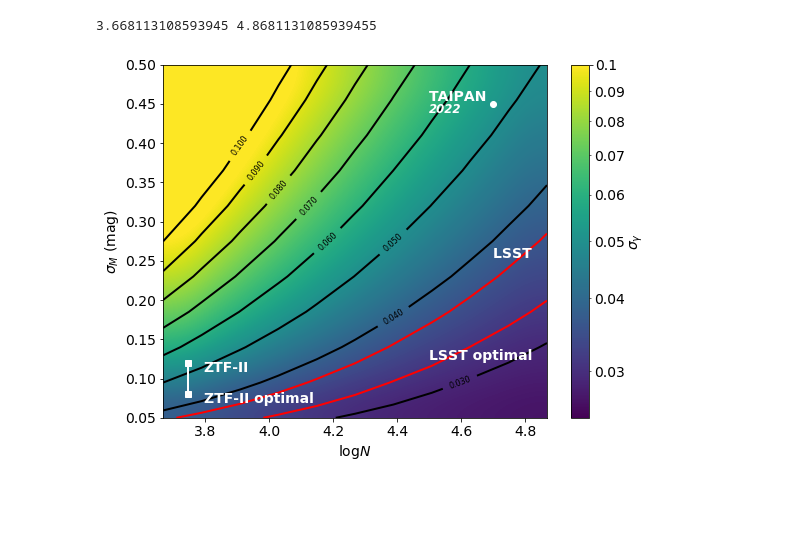
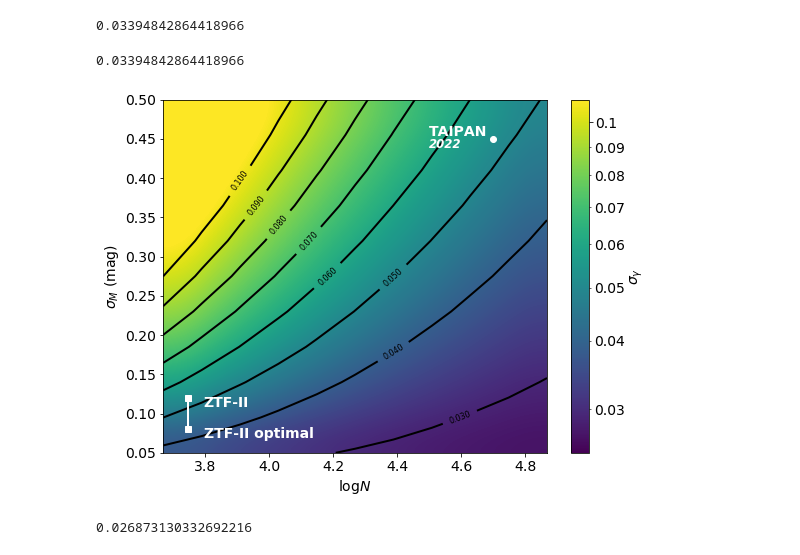
Before and after one commit to apalmese/ztf2, a Jupyter notebook: src/surface.ipynb, the cells around one changed output. Drawn from its saved outputs; the diff is of its cells as text; code cells hidden in the pictures; blank space fills up the shorter version.

```diff
--- a/src/surface.ipynb
+++ b/src/surface.ipynb
@@ -72,15 +76,13 @@ def show_marker(name, **kwargs):
 #ZTF2
 skyfrac=0.5
 zmax=0.09
+skyarea = skyfrac*4*numpy.pi
 
 #durations = numpy.arange(1,12.1,5)
 logdurations = numpy.arange(0.4,1.61,1.2/10)
 durations = 10**(logdurations)
 sigm_Ias = numpy.arange(0.05,0.501,0.45/10)
 X, Y = numpy.meshgrid(numpy.log10(durations*skyarea/4/numpy.pi*N_SN_yr(zmax)), sigm_Ias)
-print(X.min(), X.max())
-# %% [output]
-3.668113108593945 4.8681131085939455
 # %%
 var =[]
 for sigm_Ia in sigm_Ias:
@@ -91,5 +93,13 @@ for sigm_Ia in sigm_Ias:
         v_.append(numpy.linalg.inv(numpy.array([[f00,f10,f02],[f10,f11,f12],[f02,f12,f22+sigOM0sqinv]]))[0,0])
 
     var.append(numpy.array(v_)*2*3.14/skyfrac)
+# %%
+# Sample variance limit
+f00,f11,f10, f02,f12,f22 = zintegral_fast(0.1,None,10,0.12,restrate_Ia)
+limit = numpy.linalg.inv(numpy.array([[f00,f10,f02],[f10,f11,f12],[f02,f12,f22+sigOM0sqinv]]))[0,0]
+limit = limit*2*3.14/skyfrac
+print(numpy.sqrt(limit))
+# %% [output]
+0.03394842864418966
 # %%
 #LSST North and South
@@ -114,7 +124,7 @@ Z = numpy.sqrt(var)
 levels = numpy.arange(0.0,.1001,0.01)
 fig, ax = plt.subplots()
 cs = ax.imshow(Z,norm=colors.LogNorm(),origin='lower',interpolation='bicubic',aspect='auto',
-               extent=[X.min(),X.max(), Y.min(), Y.max()],vmin=0.025,vmax=0.1)#, cmap=cm.PuBu_r)
+               extent=[X.min(),X.max(), Y.min(), Y.max()],vmin=0.025,vmax=0.11)#, cmap=cm.PuBu_r)
 #cs = ax.imshow(Z,origin='lower',interpolation='bicubic',aspect='auto',
 #               extent=[X.min(),X.max(), Y.min(), Y.max()])#, cmap=cm.PuBu_r)
 cbar = fig.colorbar(cs)
@@ -135,37 +145,42 @@ ax.set_ylabel(r'$\sigma_M$ (mag)')
 # ZTF-II
 name = "ZTF-II"
 color = "w"
 # x,y = show_marker(name, color=color, marker="s")
 logN = numpy.log10(3*skyarea/4/numpy.pi*N_SN_yr(zmax)) # 3-years
 
 ax.plot([logN,logN],[0.08,0.12],color=color)
 p = ax.plot(logN,0.08, **{**dict(ls="None", marker="s",color=color)})
 p = ax.plot(logN,0.12, **{**dict(ls="None", marker="s",color=color)})
 ax.text(logN+.05,0.12-.015,name, fontdict=dict(color = color ,weight = 'bold'), va="bottom", ha="left")
 ax.text(logN+.05,0.08-.015,name+" optimal", fontdict=dict(color = color ,weight = 'bold'), va="bottom", ha="left")
 #ax.text(logN+.1,0.1,df.loc[name,'date'], fontdict=dict(color = color ,weight = 'bold'),
 #           va="top", ha="left", style='italic', fontsize="small")
 
 name = "TAIPAN"
 color = "w"
 x,y = show_marker(name, color=color)
 ax.text(x-.2,y,name, fontdict=dict(color = color ,weight = 'bold'), va="bottom", ha="left")
 ax.text(x-.2,y,df.loc[name,'date'], fontdict=dict(color = color ,weight = 'bold'),
            va="top", ha="left", style='italic', fontsize="small")
 
-cset2 = ax.contour( Z, [numpy.sqrt(LSST_08*1.5),numpy.sqrt(LSST_12*1.5)], colors='red',extent=[X.min(), X.max(), Y.min(), Y.max()])
-ax.text(4.5,0.12, 'LSST optimal', fontdict=dict(color = color ,weight = 'bold'), va="bottom", ha="left")
-ax.text(4.4+.3,0.25, 'LSST ', fontdict=dict(color = color ,weight = 'bold'), va="bottom", ha="left")
+# cset2 = ax.contour( Z, [numpy.sqrt(LSST_08),numpy.sqrt(LSST_12)], colors='red',extent=[X.min(), X.max(), Y.min(), Y.max()])
+# ax.text(4.5,0.12, 'LSST optimal', fontdict=dict(color = color ,weight = 'bold'), va="bottom", ha="left")
+# ax.text(4.4+.3,0.25, 'LSST ', fontdict=dict(color = color ,weight = 'bold'), va="bottom", ha="left")
 
 
 #name = 'LSST + North'
 #print (numpy.sqrt(LSST_08),numpy.sqrt(LSST_12))
 #cset2 = ax.contour( Z, [numpy.sqrt(LSST_08),numpy.sqrt(LSST_12)], colors='red',extent=[X.min(), X.max(), Y.min(), Y.max()])
 #ax.text(4.5,0.15, name, fontdict=dict(color = color ,weight = 'bold'), va="bottom", ha="left")
+
+#cset2 = ax.contour( Z, [limit], colors='red',extent=[X.min(), X.max(), Y.min(), Y.max()])
+
+print (numpy.sqrt(limit))
 plt.tight_layout()
 plt.savefig("surface1.pdf")
 # %% [output]
+0.03394842864418966
-[figure, old version]
+[figure, new version]
 # %%
 import pickle
 pkl_file = open('surface.pkl', 'wb')
@@ -172,0 +189,4 @@ pickle.dump([var,LSST_08,LSST_12],pkl_file)
+# %%
+print(Z.min())
+# %% [output]
+0.026873130332692216
```
Also changed, not shown: parts of 11 cells of this notebook, 1 other file.
